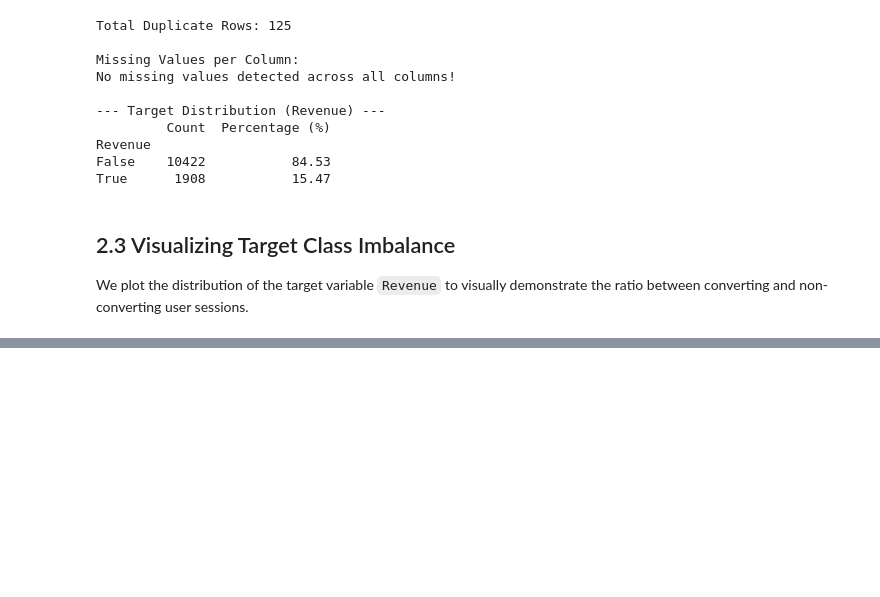
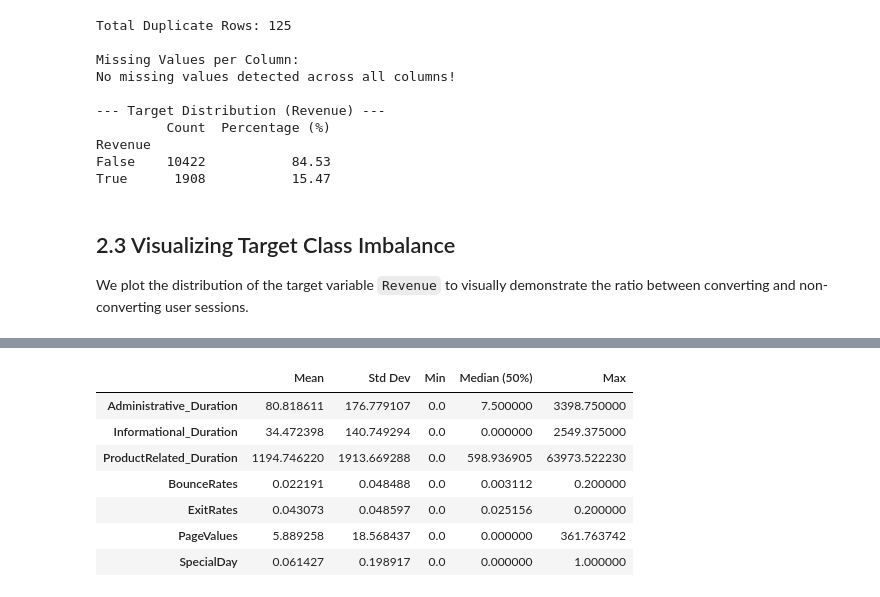
Before and after one commit to BrianKKoskei/online_shoppers_intention, a Jupyter notebook: online_shoppers_intention.ipynb, the cells around one changed output, grey strips where cells are left out. Drawn from its saved outputs; the diff is of its cells as text; code cells hidden in the pictures; blank space fills up the shorter version.

Commit message:
Feat: Add continuous features statistical summary

```diff
--- a/online_shoppers_intention.ipynb
+++ b/online_shoppers_intention.ipynb
@@ -80,0 +81,21 @@ Passing `palette` without assigning `hue` is deprecated and will be removed in v
+# %%
+# Select continuous session metrics
+num_cols = [
+    'Administrative_Duration', 'Informational_Duration',
+    'ProductRelated_Duration', 'BounceRates', 'ExitRates',
+    'PageValues', 'SpecialDay'
+]
+
+# Transpose output for readability and display key metrics
+num_summary = df[num_cols].describe().T[['mean', 'std', 'min', '50%', 'max']]
+num_summary.columns = ['Mean', 'Std Dev', 'Min', 'Median (50%)', 'Max']
+display(num_summary)
+# %% [output]
+|  | Mean | Std Dev | Min | Median (50%) | Max |
+| Administrative_Duration | 80.818611 | 176.779107 | 0.0 | 7.500000 | 3398.750000 |
+| Informational_Duration | 34.472398 | 140.749294 | 0.0 | 0.000000 | 2549.375000 |
+| ProductRelated_Duration | 1194.746220 | 1913.669288 | 0.0 | 598.936905 | 63973.522230 |
+| BounceRates | 0.022191 | 0.048488 | 0.0 | 0.003112 | 0.200000 |
+| ExitRates | 0.043073 | 0.048597 | 0.0 | 0.025156 | 0.200000 |
+| PageValues | 5.889258 | 18.568437 | 0.0 | 0.000000 | 361.763742 |
+| SpecialDay | 0.061427 | 0.198917 | 0.0 | 0.000000 | 1.000000 |
```
Also changed, not shown: parts of 2 cells of this notebook, 1 other file.
